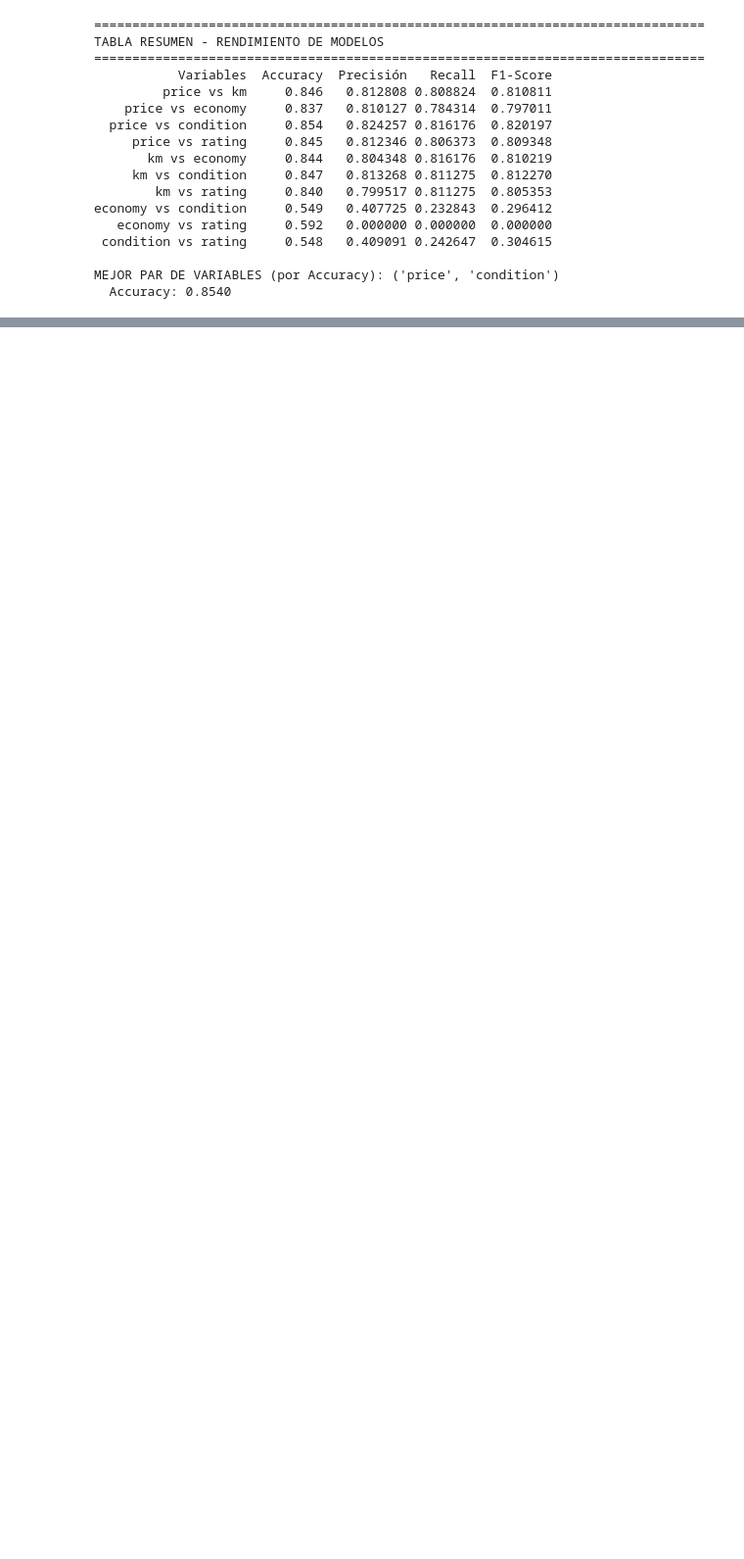
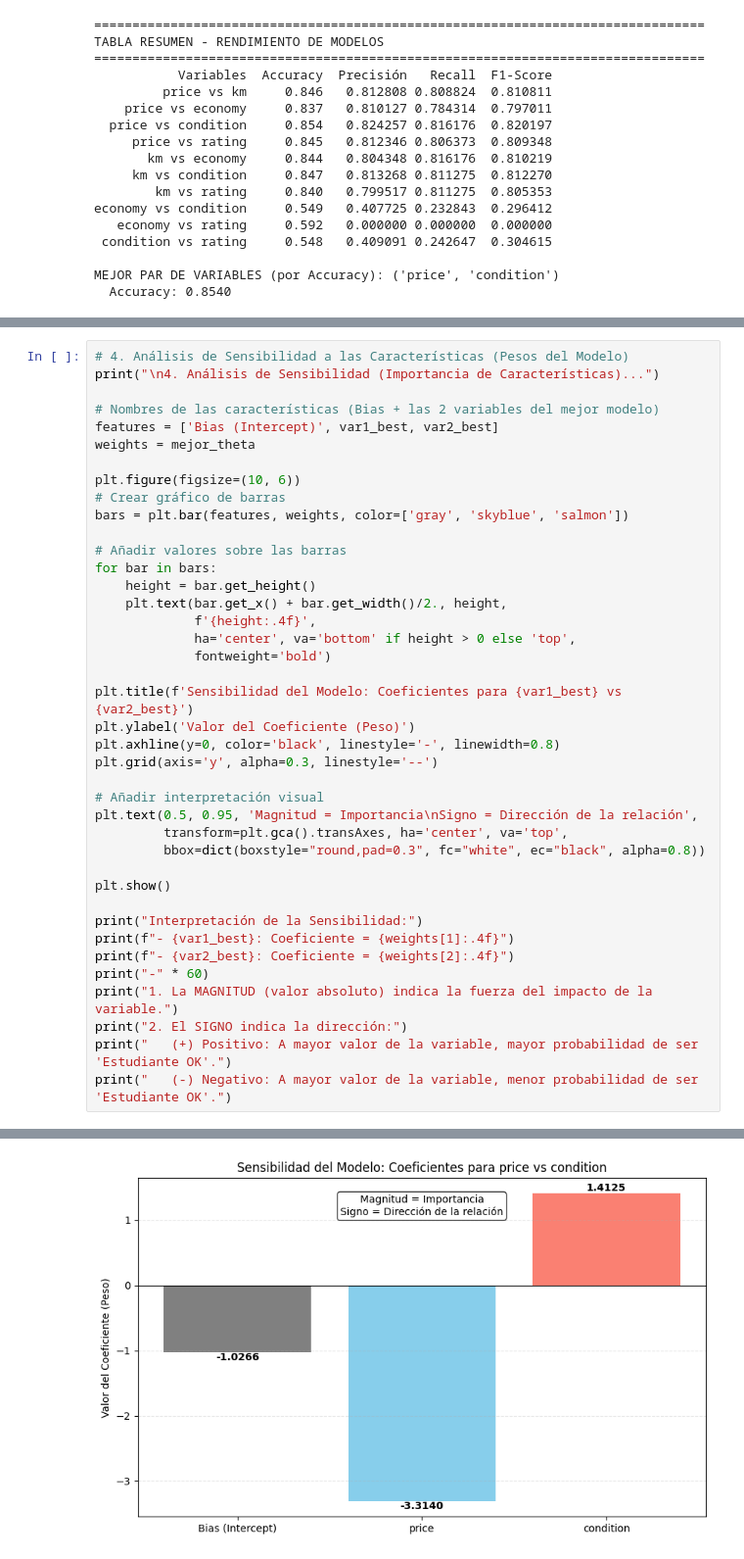
Before and after one commit to IA-devs-UPO/Trabajo1_IA, a Jupyter notebook: RegresionLogistica Mod5/regresion_logistica_modificacion5.ipynb, the cells around one changed output, grey strips where cells are left out. Shown at 98% size. Drawn from its saved outputs; the diff is of its cells as text; blank space fills up the shorter version.

```diff
--- a/RegresionLogistica Mod5/regresion_logistica_modificacion5.ipynb
+++ b/RegresionLogistica Mod5/regresion_logistica_modificacion5.ipynb
@@ -1565,0 +962,41 @@ El modelo es **eficiente** y **fácilmente interpretable** para esta tarea
+# %%
+# 4. Análisis de Sensibilidad a las Características (Pesos del Modelo)
+print("\n4. Análisis de Sensibilidad (Importancia de Características)...")
+
+# Nombres de las características (Bias + las 2 variables del mejor modelo)
+features = ['Bias (Intercept)', var1_best, var2_best]
+weights = mejor_theta
+
+plt.figure(figsize=(10, 6))
+# Crear gráfico de barras
+bars = plt.bar(features, weights, color=['gray', 'skyblue', 'salmon'])
+
+# Añadir valores sobre las barras
+for bar in bars:
+    height = bar.get_height()
+    plt.text(bar.get_x() + bar.get_width()/2., height,
+             f'{height:.4f}',
+             ha='center', va='bottom' if height > 0 else 'top',
+             fontweight='bold')
+
+plt.title(f'Sensibilidad del Modelo: Coeficientes para {var1_best} vs {var2_best}')
+plt.ylabel('Valor del Coeficiente (Peso)')
+plt.axhline(y=0, color='black', linestyle='-', linewidth=0.8)
+plt.grid(axis='y', alpha=0.3, linestyle='--')
+
+# Añadir interpretación visual
+plt.text(0.5, 0.95, 'Magnitud = Importancia\nSigno = Dirección de la relación',
+         transform=plt.gca().transAxes, ha='center', va='top',
+         bbox=dict(boxstyle="round,pad=0.3", fc="white", ec="black", alpha=0.8))
+
+plt.show()
+
+print("Interpretación de la Sensibilidad:")
+print(f"- {var1_best}: Coeficiente = {weights[1]:.4f}")
+print(f"- {var2_best}: Coeficiente = {weights[2]:.4f}")
+print("-" * 60)
+print("1. La MAGNITUD (valor absoluto) indica la fuerza del impacto de la variable.")
+print("2. El SIGNO indica la dirección:")
+print("   (+) Positivo: A mayor valor de la variable, mayor probabilidad de ser 'Estudiante OK'.")
+print("   (-) Negativo: A mayor valor de la variable, menor probabilidad de ser 'Estudiante OK'.")
+# %% [output]
@@ -1565,0 +1004 @@ El modelo es **eficiente** y **fácilmente interpretable** para esta tarea
+[figure, added]
```
Also changed, not shown: parts of 60 cells of this notebook, 2 other files.
